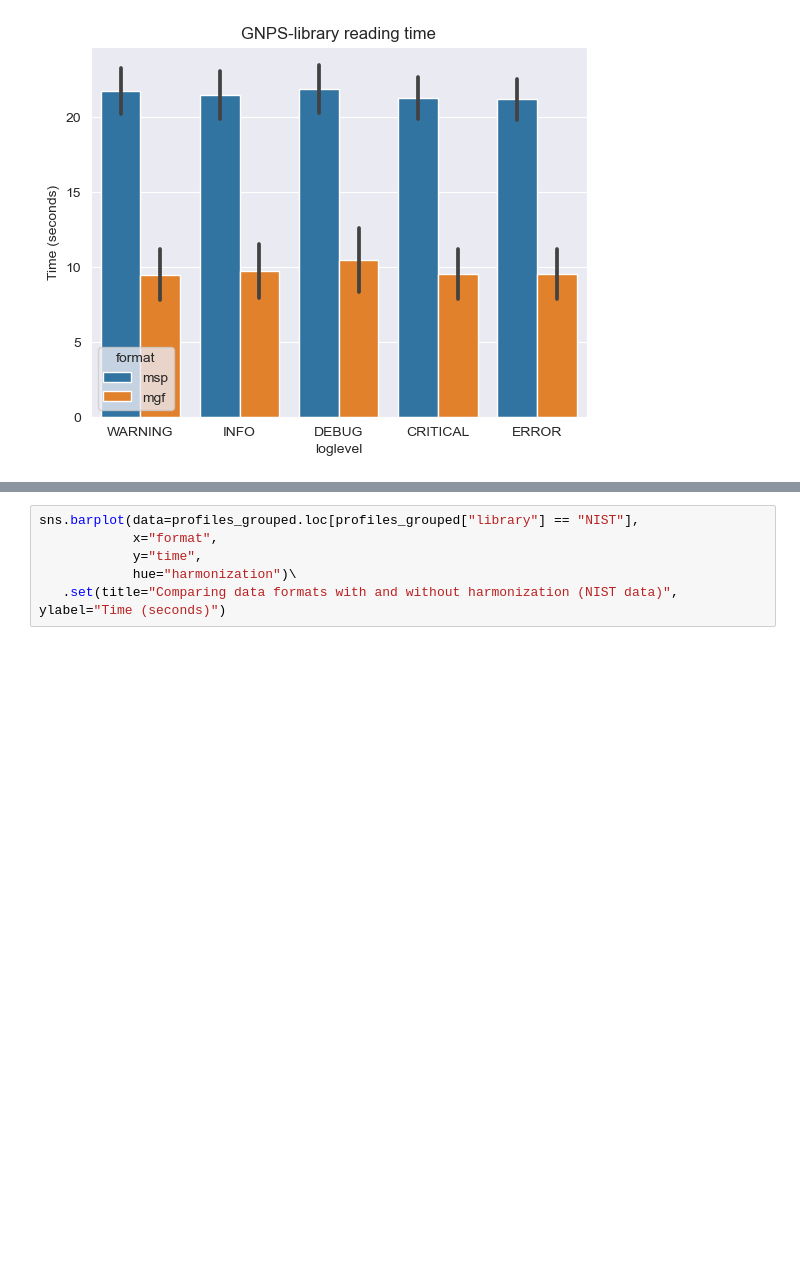
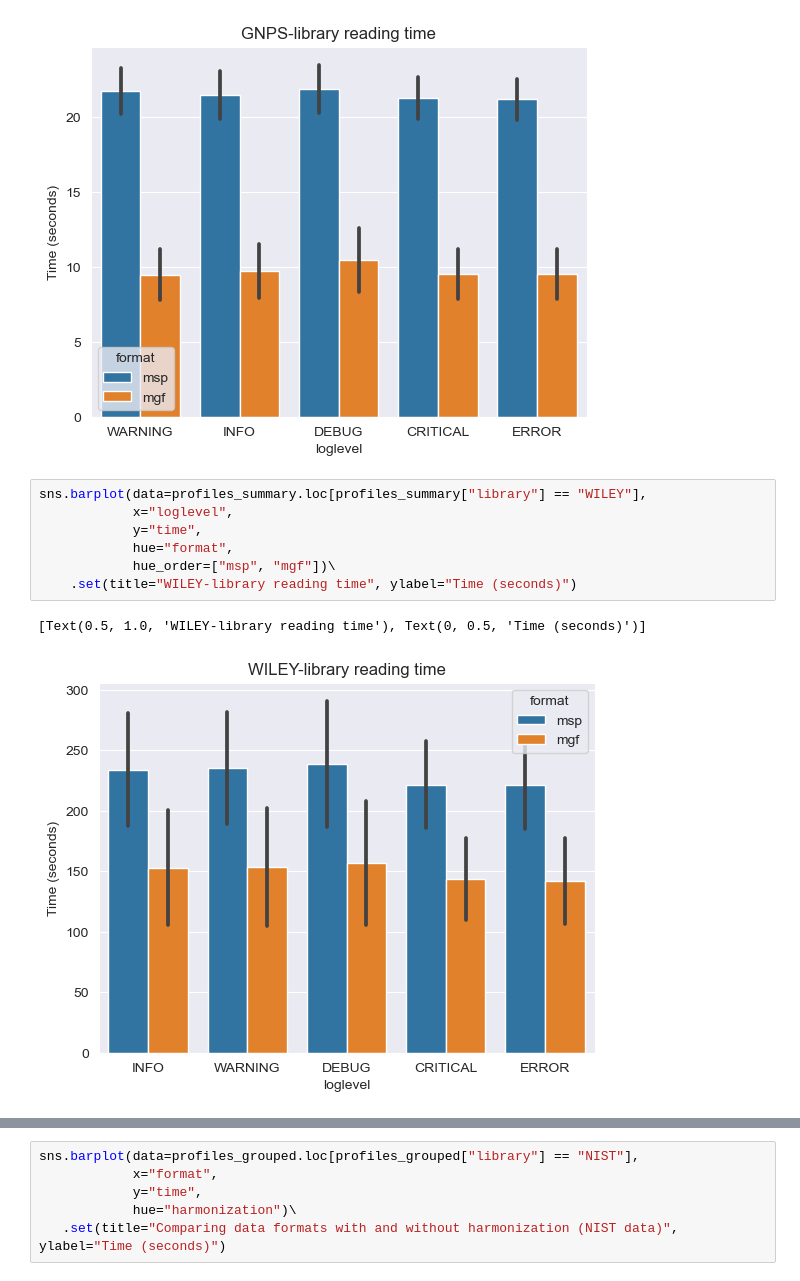
Before and after one commit to maximskoryk/matchms, a Jupyter notebook: benchmarking/profile_analysis.ipynb, the cells around one changed output, grey strips where cells are left out. Cells and saved outputs as stored; diff of their text form; blank space fills up the shorter version.

Commit message:
add wiley analysis to notebook

```diff
--- a/benchmarking/profile_analysis.ipynb
+++ b/benchmarking/profile_analysis.ipynb
@@ -113,6 +113,16 @@ sns.barplot(data=profiles_summary.loc[profiles_summary["library"] == "GNPS"],
 # %% [output]
 [Text(0.5, 1.0, 'GNPS-library reading time'), Text(0, 0.5, 'Time (seconds)')]
 [figure]
+# %%
+sns.barplot(data=profiles_summary.loc[profiles_summary["library"] == "WILEY"],
+            x="loglevel",
+            y="time",
+            hue="format",
+            hue_order=["msp", "mgf"])\
+    .set(title="WILEY-library reading time", ylabel="Time (seconds)")
+# %% [output]
+[Text(0.5, 1.0, 'WILEY-library reading time'), Text(0, 0.5, 'Time (seconds)')]
+[figure, added]
 # %%
 profiles_grouped = profiles_summary.groupby(by=["library", "harmonization", "format"])\
     .mean()\
```
Also changed, not shown: parts of 6 cells of this notebook, 1 other file.
